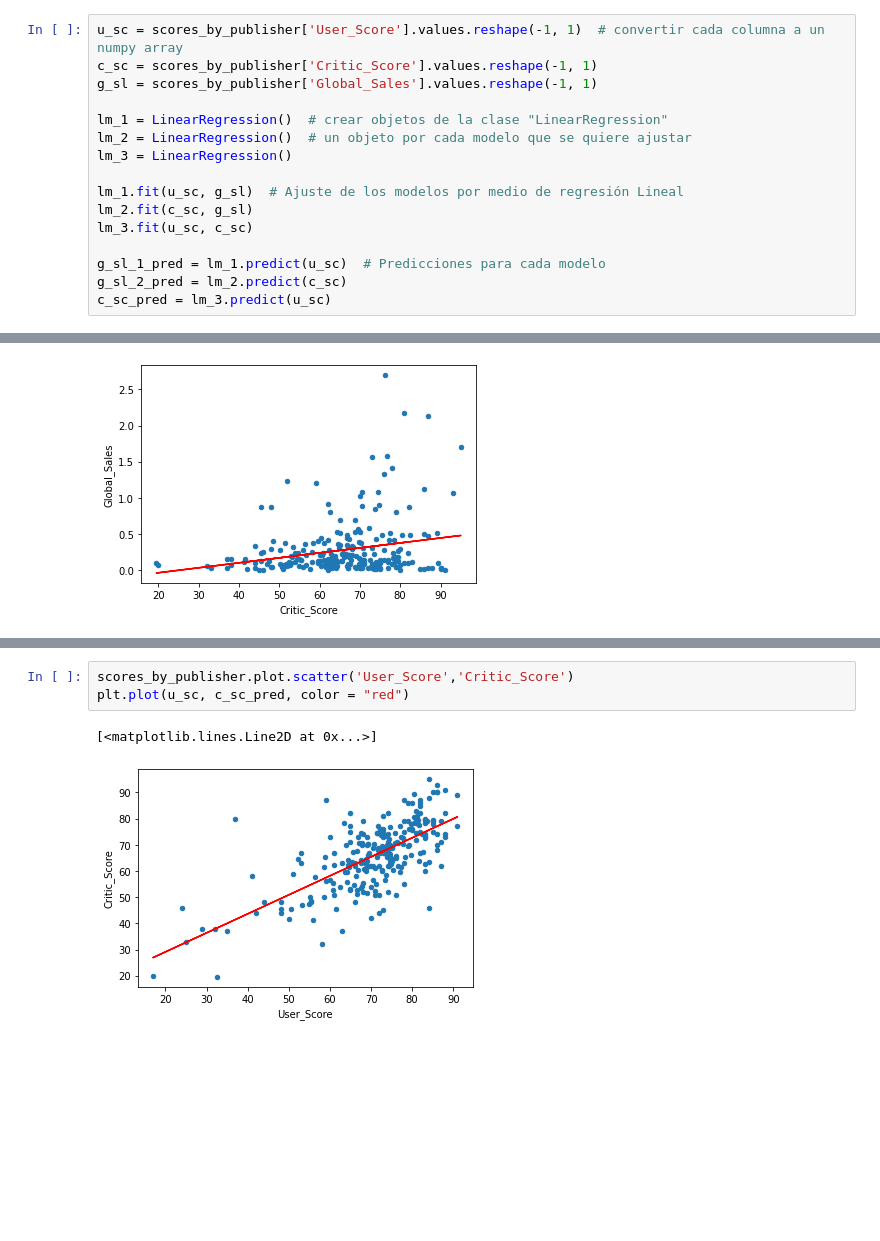
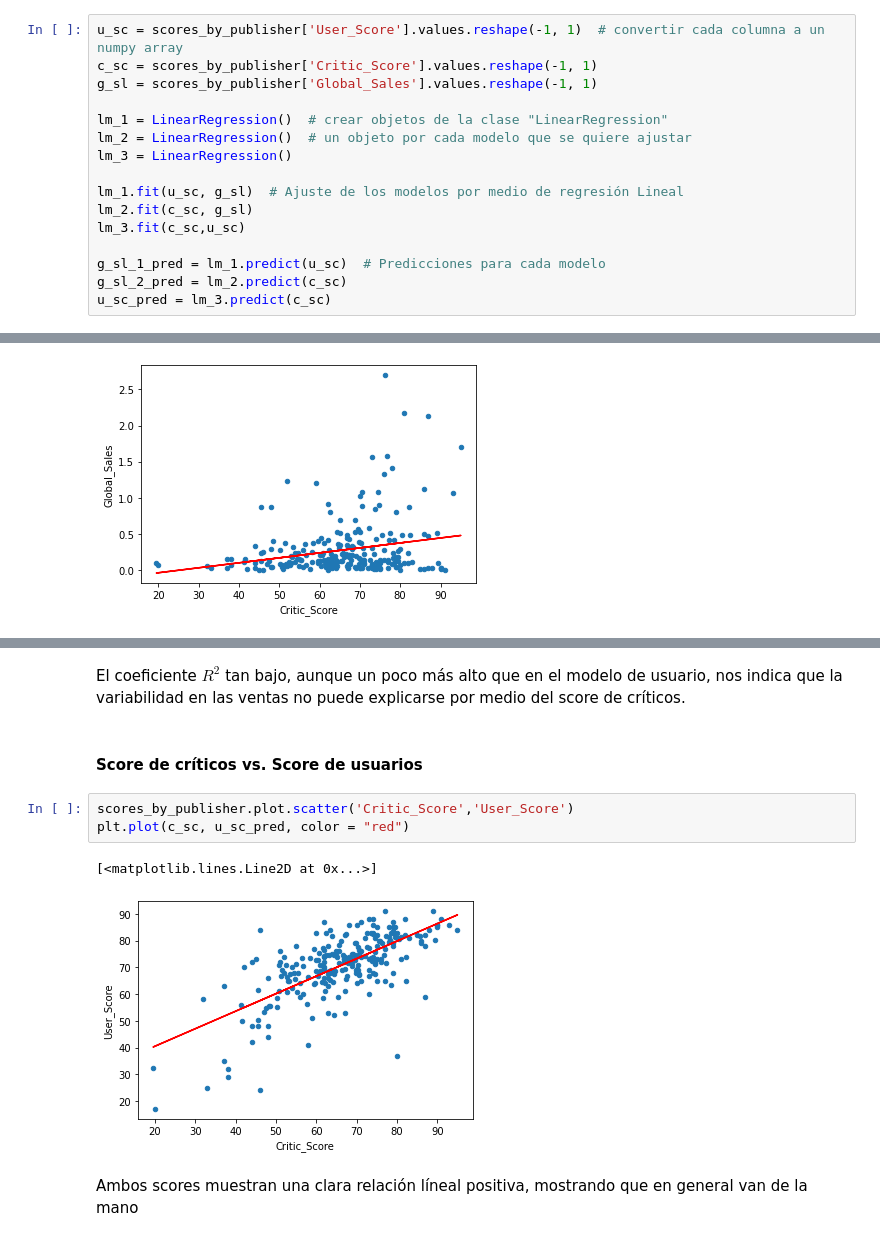
Before and after one commit to prope-2020-gh-classroom/practica-final-por-equipos-verano-2020-itam-jreyesgar93, a Jupyter notebook: analisis_descriptivo.ipynb, the cells around one changed output, grey strips where cells are left out. Saved outputs shown, nothing was run; the diff lists cells and outputs as text; blank space fills up the shorter version.

```diff
--- a/Analisis_exploratorio.ipynb
+++ b/analisis_descriptivo.ipynb
@@ -349,8 +321,8 @@ lm_3 = LinearRegression()
 
 lm_1.fit(u_sc, g_sl)  # Ajuste de los modelos por medio de regresión Lineal
 lm_2.fit(c_sc, g_sl)
-lm_3.fit(u_sc, c_sc)
+lm_3.fit(c_sc,u_sc)
 
 g_sl_1_pred = lm_1.predict(u_sc)  # Predicciones para cada modelo
 g_sl_2_pred = lm_2.predict(c_sc)
-c_sc_pred = lm_3.predict(u_sc)
+u_sc_pred = lm_3.predict(c_sc)
@@ -369,6 +367,12 @@ plt.plot(c_sc, g_sl_2_pred, color = "red")
+# %% [markdown]
+El coeficiente $R^2$ tan bajo, aunque un poco más alto que en el modelo de usuario, nos indica que la variabilidad en las ventas no puede explicarse por medio del score de críticos.
+# %% [markdown]
+#### Score de críticos vs. Score de usuarios
 # %%
-scores_by_publisher.plot.scatter('User_Score','Critic_Score')
-plt.plot(u_sc, c_sc_pred, color = "red")
+scores_by_publisher.plot.scatter('Critic_Score','User_Score')
+plt.plot(c_sc, u_sc_pred, color = "red")
 # %% [output]
 [<matplotlib.lines.Line2D at 0x...>]
-[figure, old version]
+[figure, new version]
+# %% [markdown]
+Ambos scores muestran una clara relación líneal positiva, mostrando que en general van de la mano
```
Also changed, not shown: parts of 25 cells of this notebook.
